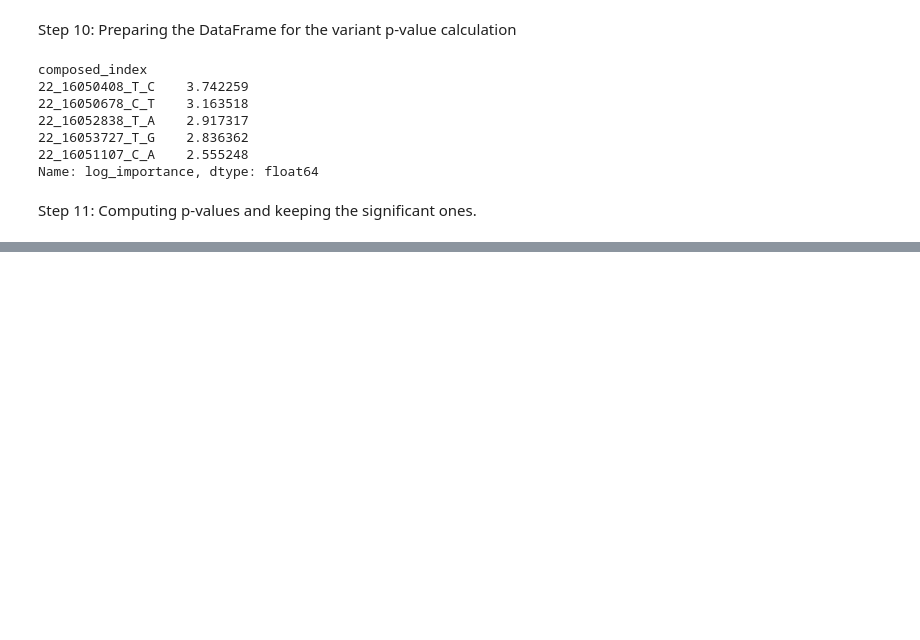
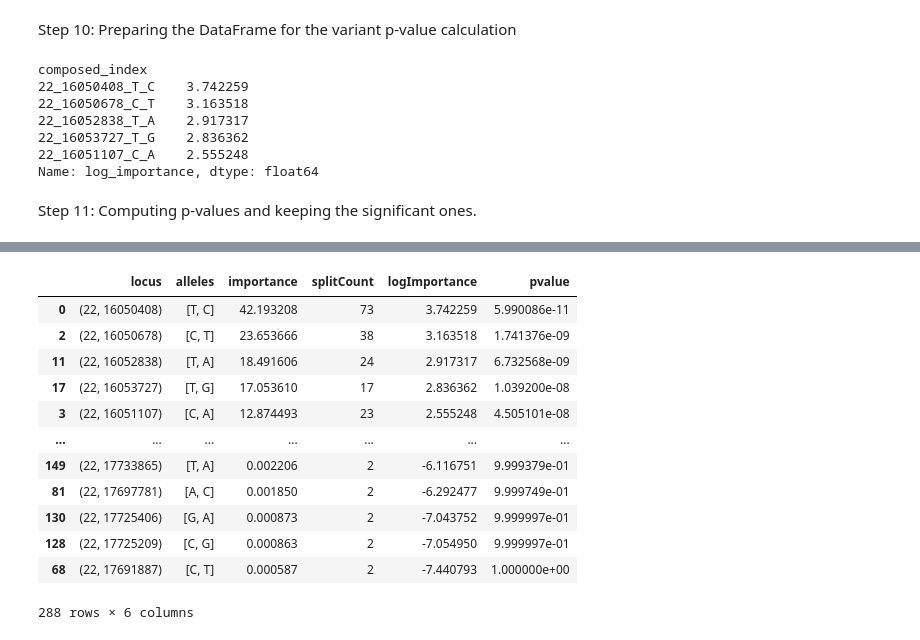
Before and after one commit to aehrc/VariantSpark, a Jupyter notebook: examples/computing_p-value_example.ipynb, the cells around one changed output, grey strips where cells are left out. Cells and saved outputs as stored; diff of their text form; code cells hidden in the pictures; blank space fills up the shorter version.

```diff
--- a/examples/computing_p-value_example.ipynb
+++ b/examples/computing_p-value_example.ipynb
@@ -219,0 +251,16 @@ dfr.head()
+# %%
+pvalueDF.sort_values('pvalue')
+# %% [output]
+|  | locus | alleles | importance | splitCount | logImportance | pvalue |
+| 0 | (22, 16050408) | [T, C] | 42.193208 | 73 | 3.742259 | 5.990086e-11 |
+| 2 | (22, 16050678) | [C, T] | 23.653666 | 38 | 3.163518 | 1.741376e-09 |
+| 11 | (22, 16052838) | [T, A] | 18.491606 | 24 | 2.917317 | 6.732568e-09 |
+| 17 | (22, 16053727) | [T, G] | 17.053610 | 17 | 2.836362 | 1.039200e-08 |
+| 3 | (22, 16051107) | [C, A] | 12.874493 | 23 | 2.555248 | 4.505101e-08 |
+| ... | ... | ... | ... | ... | ... | ... |
+| 149 | (22, 17733865) | [T, A] | 0.002206 | 2 | -6.116751 | 9.999379e-01 |
+| 81 | (22, 17697781) | [A, C] | 0.001850 | 2 | -6.292477 | 9.999749e-01 |
+| 130 | (22, 17725406) | [G, A] | 0.000873 | 2 | -7.043752 | 9.999997e-01 |
+| 128 | (22, 17725209) | [C, G] | 0.000863 | 2 | -7.054950 | 9.999997e-01 |
+| 68 | (22, 17691887) | [C, T] | 0.000587 | 2 | -7.440793 | 1.000000e+00 |
+288 rows × 6 columns
```
Also changed, not shown: parts of 10 cells of this notebook, 1 other file.
